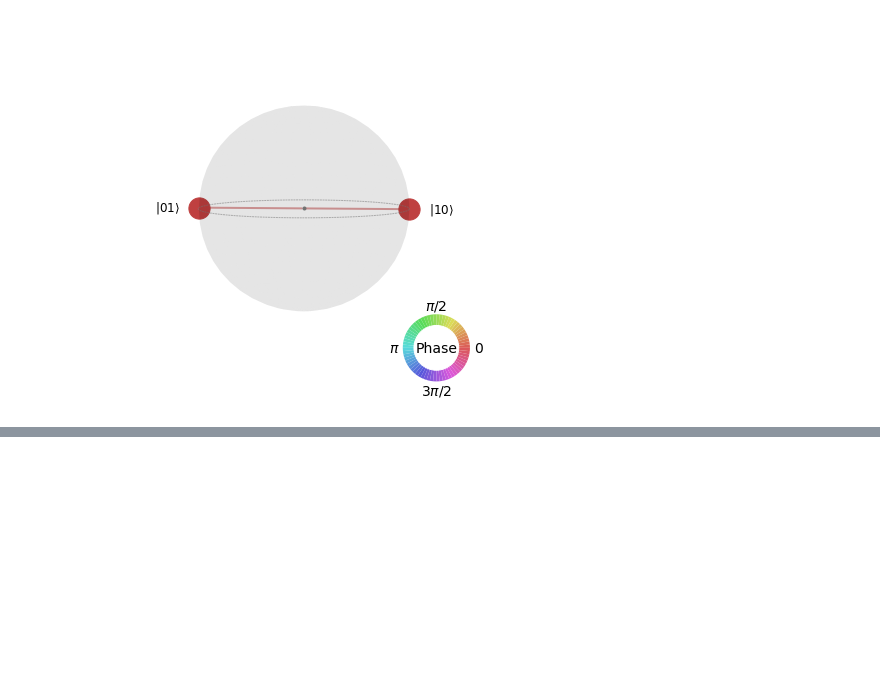
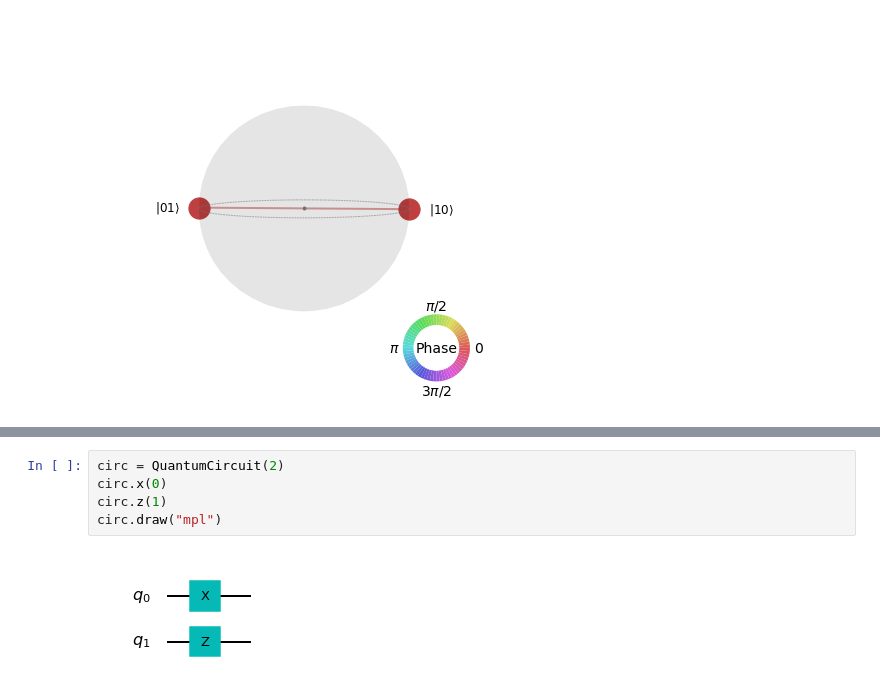
Before and after one commit to e-eight/dead_and_alive, a Jupyter notebook: gates/BasicGates.ipynb, the cells around one changed output, grey strips where cells are left out. Cells and saved outputs as stored; diff of their text form; blank space fills up the shorter version.

```diff
--- a/gates/BasicGates.ipynb
+++ b/gates/BasicGates.ipynb
@@ -235,0 +244,7 @@ plot_state_qsphere(psi_plus)
+# %%
+circ = QuantumCircuit(2)
+circ.x(0)
+circ.z(1)
+circ.draw("mpl")
+# %% [output]
+[figure, added]
```
Also changed, not shown: parts of 35 cells of this notebook.
